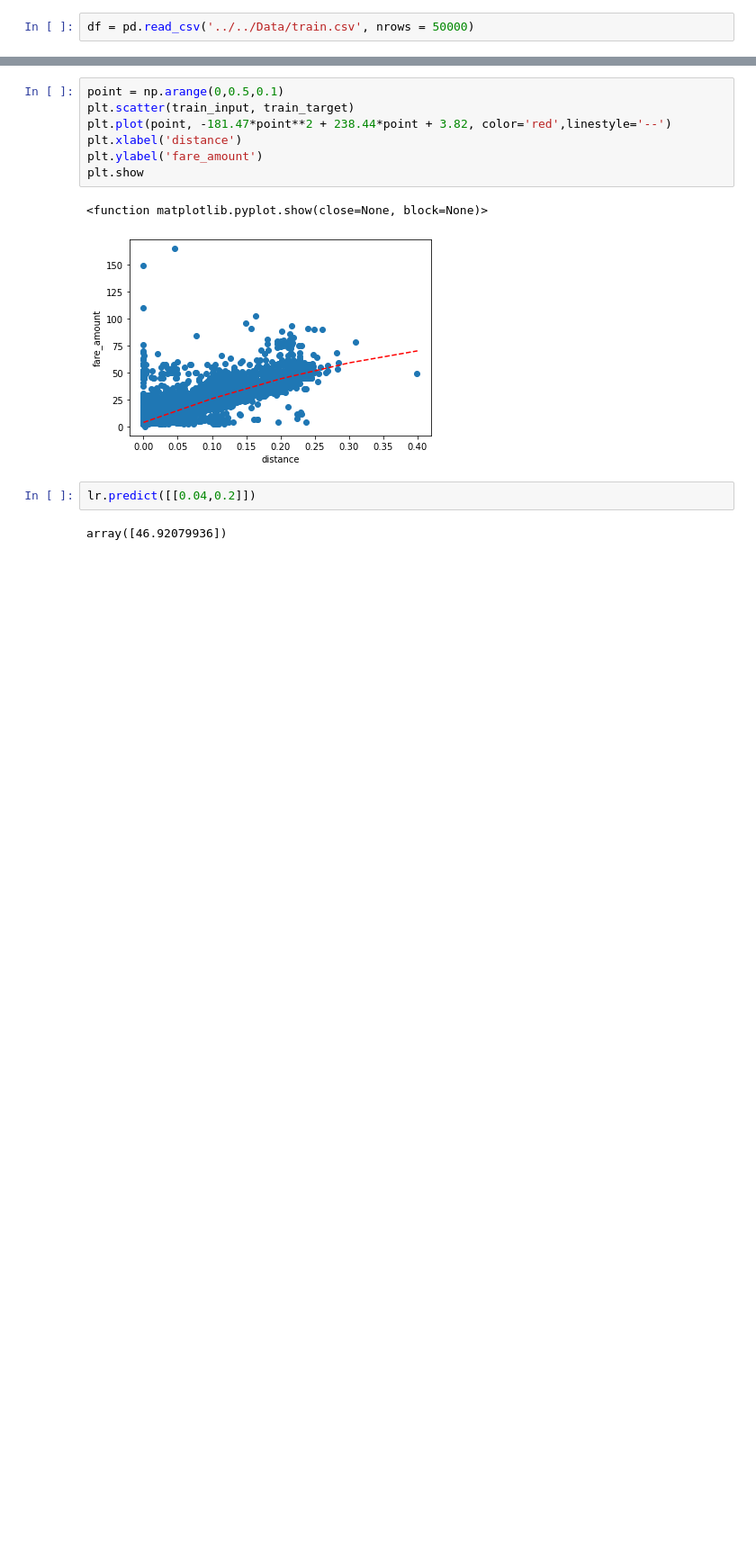
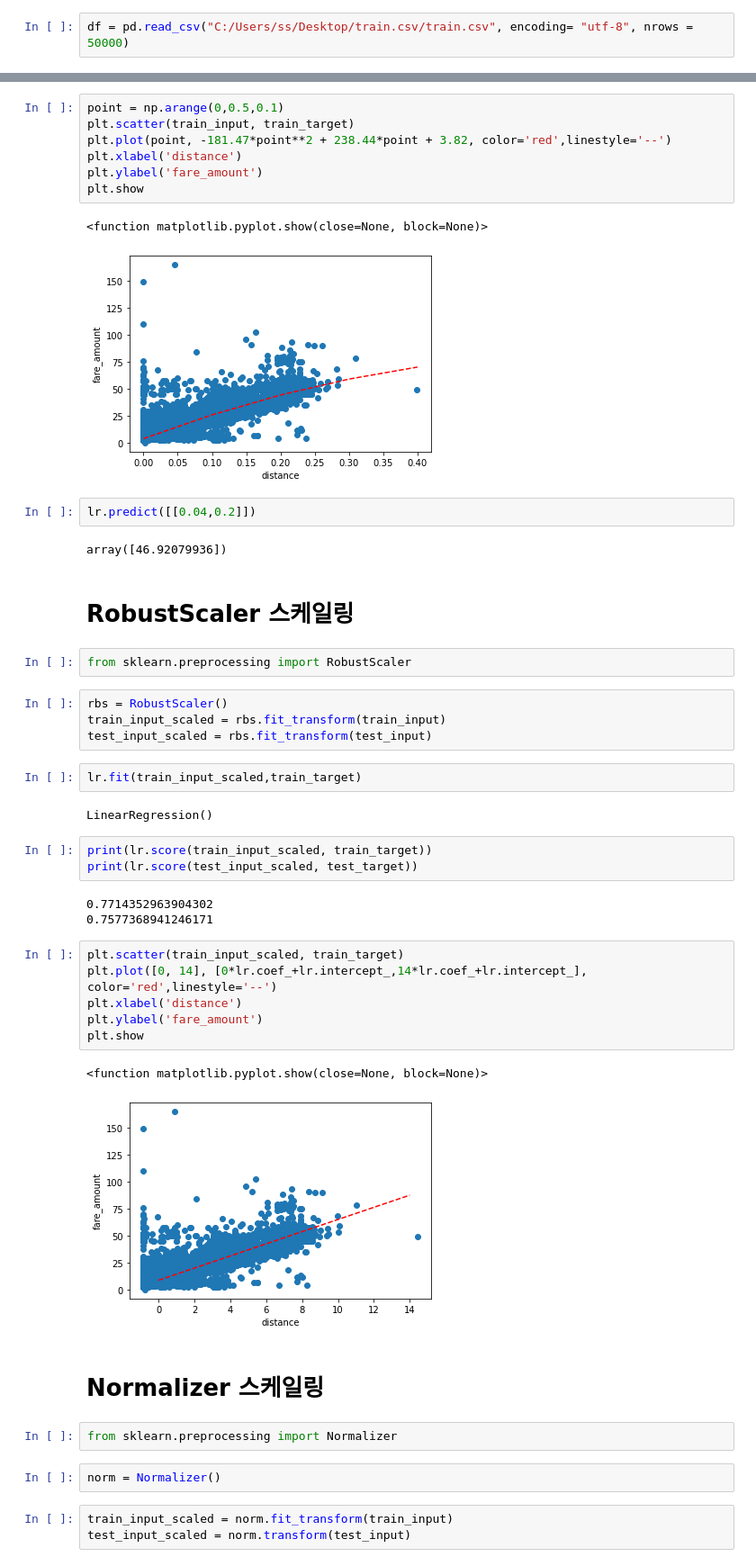
Before and after one commit to j2com/EXAM_py, a Jupyter notebook: machine learning/DAY0901/3일차_과제_신상언_뉴욕.ipynb, the cells around one changed output, grey strips where cells are left out. Shown: that part at 90% size. Saved outputs shown, nothing was run; the diff lists cells and outputs as text; blank space fills up the shorter version.

```diff
--- a/machine learning/DAY0901/3일차_과제_신상언_뉴욕.ipynb
+++ b/machine learning/DAY0901/3일차_과제_신상언_뉴욕.ipynb
@@ -6,7 +6,7 @@ import numpy as np
 from sklearn.model_selection import train_test_split
 from sklearn.linear_model import LinearRegression
 # %%
-df = pd.read_csv('../../Data/train.csv', nrows = 50000)
+df = pd.read_csv("C:/Users/ss/Desktop/train.csv/train.csv", encoding= "utf-8", nrows = 50000)
 # %%
 df['distance'] = ((df['dropoff_longitude'] - df['pickup_longitude'])**2 + (df['dropoff_latitude'] - df['pickup_latitude'])**2)**0.5
 # %%
@@ -112,3 +124,40 @@ plt.show
 lr.predict([[0.04,0.2]])
 # %% [output]
 array([46.92079936])
+# %% [markdown]
+# RobustScaler 스케일링
+# %%
+from sklearn.preprocessing import RobustScaler
+# %%
+rbs = RobustScaler()
+train_input_scaled = rbs.fit_transform(train_input)
+test_input_scaled = rbs.fit_transform(test_input)
+# %%
+lr.fit(train_input_scaled,train_target)
+# %% [output]
+LinearRegression()
+# %%
+print(lr.score(train_input_scaled, train_target))
+print(lr.score(test_input_scaled, test_target))
+# %% [output]
+0.7714352963904302
+0.7577368941246171
+# %%
+plt.scatter(train_input_scaled, train_target)
+plt.plot([0, 14], [0*lr.coef_+lr.intercept_,14*lr.coef_+lr.intercept_],
+color='red',linestyle='--')
+plt.xlabel('distance')
+plt.ylabel('fare_amount')
+plt.show
+# %% [output]
+<function matplotlib.pyplot.show(close=None, block=None)>
+[figure, added]
+# %% [markdown]
+# Normalizer 스케일링
+# %%
+from sklearn.preprocessing import Normalizer
+# %%
+norm = Normalizer()
+# %%
+train_input_scaled = norm.fit_transform(train_input)
+test_input_scaled = norm.transform(test_input)
```
Also changed, not shown: parts of 11 cells of this notebook, 24 other files.
